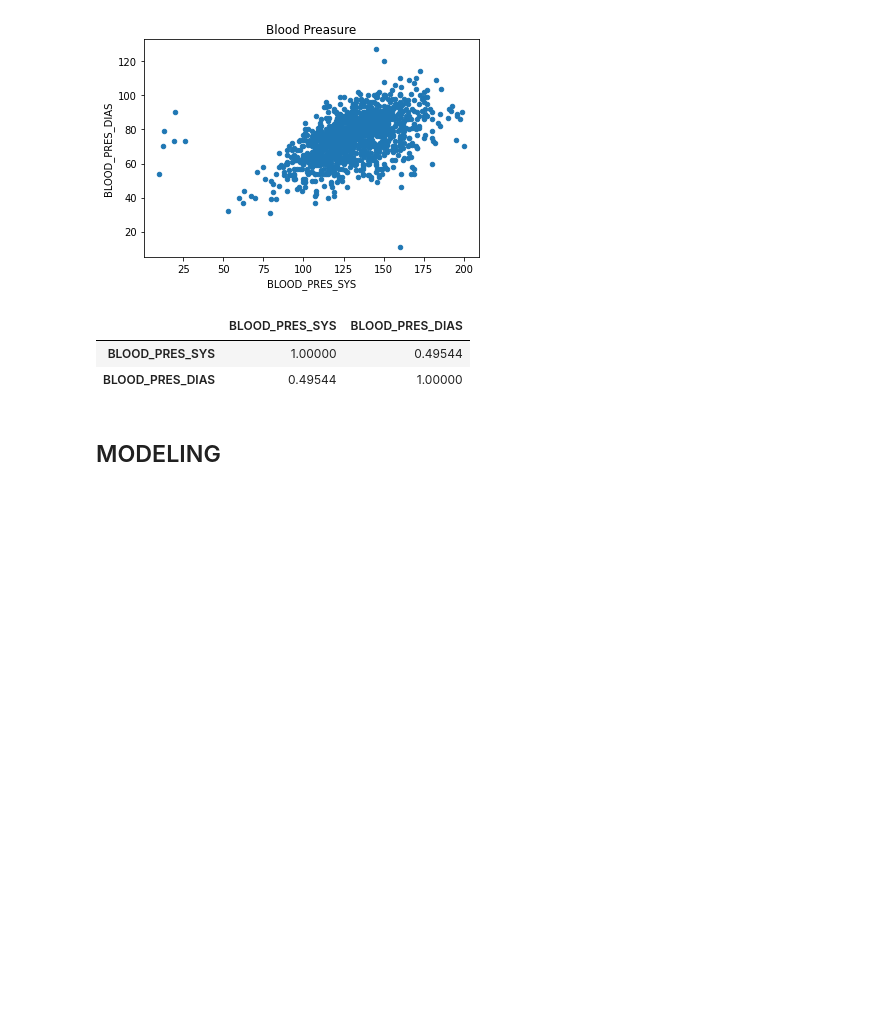
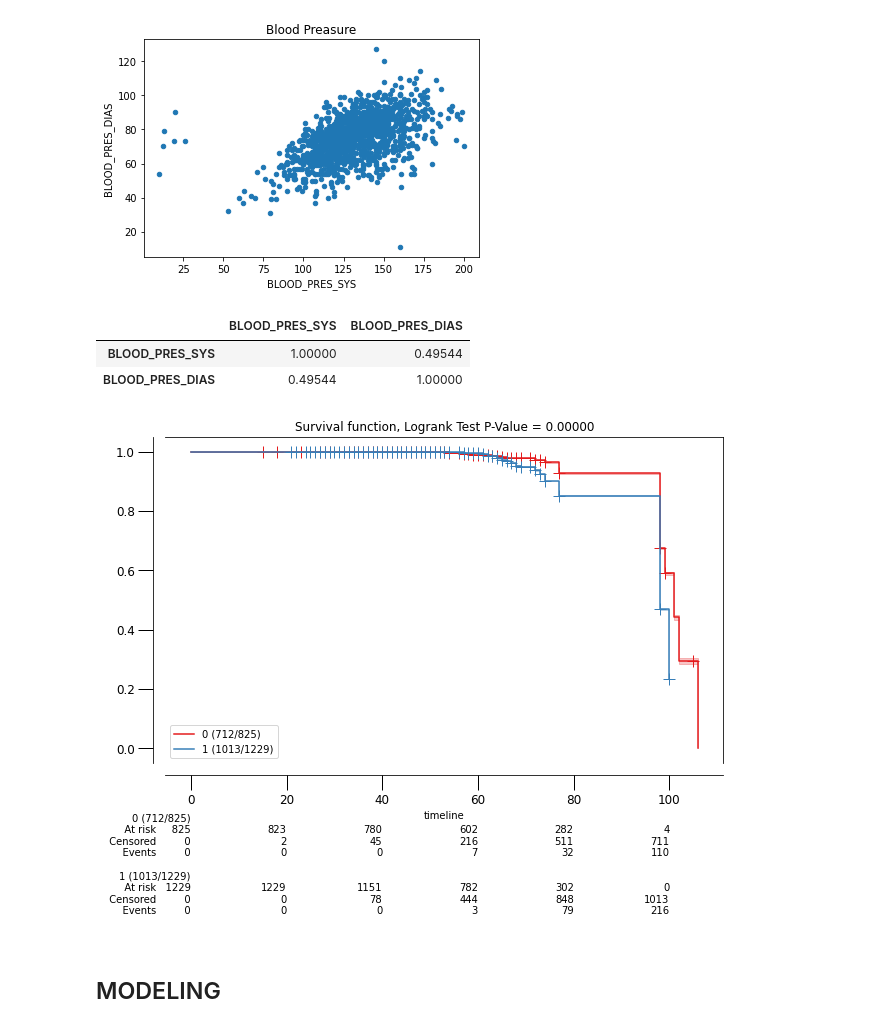
Before and after one commit to jFompe/Covid19Analysis, a Jupyter notebook: covid2.ipynb, the cells around one changed output. Saved outputs shown, nothing was run; the diff lists cells and outputs as text; code cells hidden in the pictures; blank space fills up the shorter version.

```diff
--- a/covid2.ipynb
+++ b/covid2.ipynb
@@ -256,7 +287,7 @@ ID
 ## Merge all the processed variables
 # %%
 df_processed = pd.merge(
-  left=df_cat_one,
+  left=df_cat,
   right=df_num,
   on='ID'
 )
@@ -298,7 +329,7 @@ df_processed.describe()
 from sklearn.feature_selection import SelectKBest, chi2
 
 fs_k_best_chi2 = SelectKBest(chi2, k=5)
-fs_k_best_chi2.fit(df_processed, df_exitus_one)
+fs_k_best_chi2.fit(df_processed, df_exitus)
 col_filter = fs_k_best_chi2.get_support()
 df_k_best_chi2 = df_processed.iloc[:, col_filter]
 
@@ -409,3 +442,8 @@ df_processed.filter(['BLOOD_PRES_SYS', 'BLOOD_PRES_DIAS']).corr()
+# %%
+out = km.fit(df_num['AGE'], df_exitus['EXITUS'], df_cat['SEX'])
+km.plot(out)
+# %% [output]
+[figure, added]
 # %% [markdown]
 ## MODELING
 # %%
```
Also changed, not shown: parts of 20 cells of this notebook.
